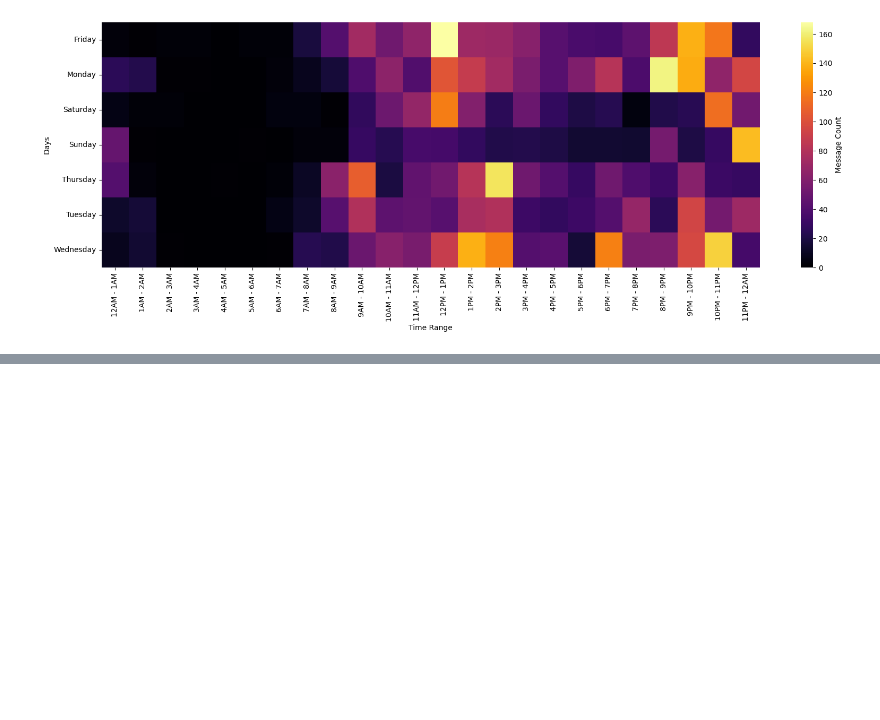
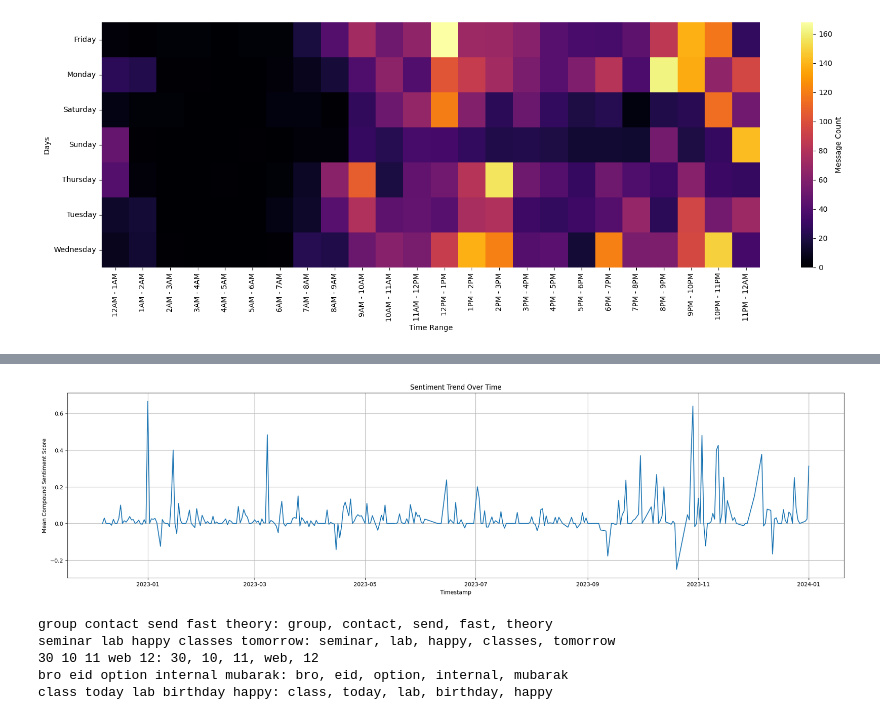
Before and after one commit to nil0711/miniproject, a Jupyter notebook: preprocess.ipynb, the cells around one changed output, grey strips where cells are left out. Cells and saved outputs as stored; diff of their text form; code cells hidden in the pictures; blank space fills up the shorter version.

```diff
--- a/preprocess.ipynb
+++ b/preprocess.ipynb
@@ -553,0 +879,11 @@ plt.show()
+# %%
+def classify_subjectivity(message):
+    analysis = TextBlob(message)
+    if analysis.sentiment.subjectivity > 0.5:  # You can adjust the threshold as needed
+        return 'Subjective'
+    else:
+        return 'Objective'
+
+# Apply the function to the 'message' column
+df['subjectivity'] = df['message'].apply(classify_subjectivity)
+df.head()
@@ -553,0 +904,5 @@ plt.show()
+# %%
+df['only_date'] = pd.to_datetime(df['only_date'])
+trend_df = df.groupby(df['only_date'].dt.to_period("M"))['subjectivity'].value_counts(normalize=True).unstack().reset_index().fillna(0)
+trend_df['only_date'] = trend_df['only_date'].dt.to_timestamp()
+trend_df
@@ -553,0 +925,14 @@ plt.show()
+# %%
+df_grouped = df.groupby('only_date')['polarity'].mean().reset_index()
+
+
+# Plot the trend over timedf_grouped = df.groupby('only_date')['polarity'].mean().reset_index()
+plt.figure(figsize=(25, 6))
+plt.plot(df_grouped['only_date'], df_grouped['polarity'])
+plt.title('Sentiment Trend Over Time')
+plt.xlabel('Timestamp')
+plt.ylabel('Mean Compound Sentiment Score')
+plt.grid(True)
+plt.show()
+# %% [output]
+[figure, added]
@@ -553,0 +945,39 @@ plt.show()
+# %%
+import pandas as pd
+from sklearn.feature_extraction.text import CountVectorizer, TfidfTransformer
+from sklearn.decomposition import LatentDirichletAllocation
+
+# Assuming df is a DataFrame with a 'message' column
+messages = df['message'].astype(str)
+
+# Step 1: Vectorize the messages
+vectorizer = CountVectorizer(stop_words='english')  # Provide stop_words as a string 'english'
+X = vectorizer.fit_transform(messages)
+
+# Step 2: Apply TF-IDF transformation
+tfidf_transformer = TfidfTransformer()
+X_tfidf = tfidf_transformer.fit_transform(X)
+
+# Step 3: Apply Latent Dirichlet Allocation (LDA)
+n_topics = 5  # You can adjust the number of topics based on your needs
+lda = LatentDirichletAllocation(n_components=n_topics, random_state=42)
+lda.fit(X_tfidf)
+
+# Step 4: Get the top words for each topic and use them as topic names
+feature_names = vectorizer.get_feature_names_out()
+topic_keywords = {}
+for topic_idx, topic in enumerate(lda.components_):
+    top_keywords_idx = topic.argsort()[:-6:-1]  # Get the top 5 keywords
+    top_keywords = [feature_names[i] for i in top_keywords_idx]
+    topic_name = ' '.join(top_keywords)
+    topic_keywords[topic_name] = top_keywords
+
+# Step 5: Print or use the topics and their keywords
+for topic_name, keywords in topic_keywords.items():
+    print(f'{topic_name}: {", ".join(keywords)}')
+# %% [output]
+group contact send fast theory: group, contact, send, fast, theory
+seminar lab happy classes tomorrow: seminar, lab, happy, classes, tomorrow
+30 10 11 web 12: 30, 10, 11, web, 12
+bro eid option internal mubarak: bro, eid, option, internal, mubarak
+class today lab birthday happy: class, today, lab, birthday, happy
```
Also changed, not shown: parts of 32 cells of this notebook, 6 other files.
